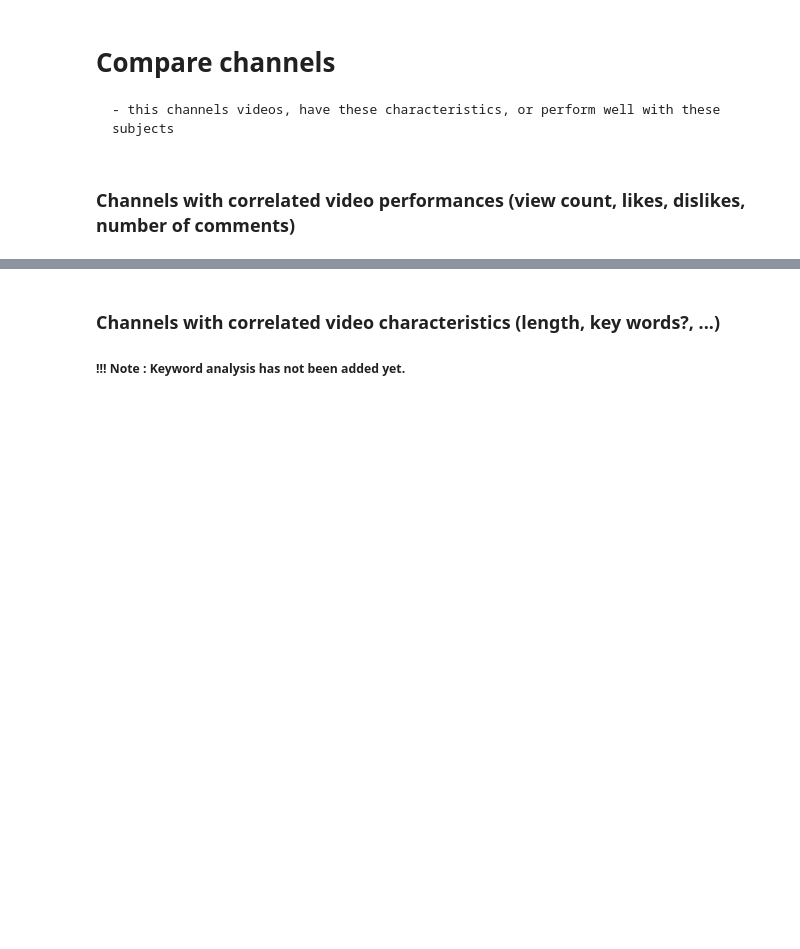
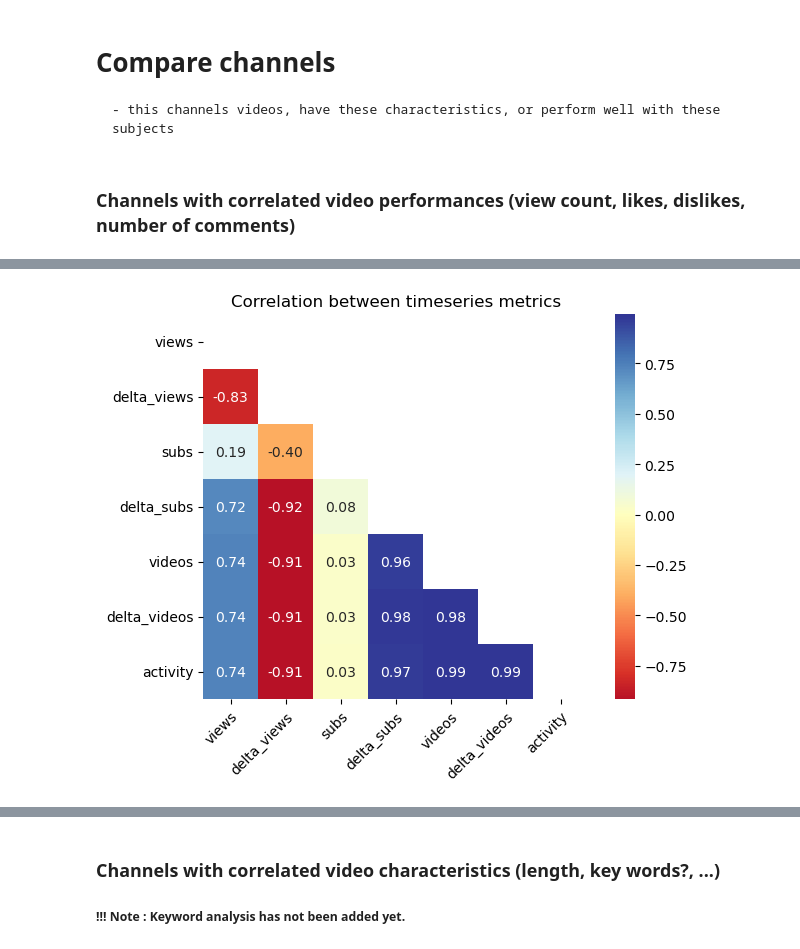
Before and after one commit to epfl-ada/ada-2024-project-lil0mohammadali, a Jupyter notebook: analysis.ipynb, the cells around one changed output, grey strips where cells are left out. Saved outputs shown, nothing was run; the diff lists cells and outputs as text; code cells hidden in the pictures; blank space fills up the shorter version.

```diff
--- a/analysis.ipynb
+++ b/analysis.ipynb
@@ -85,0 +162,51 @@ corrolated_channels
+# %%
+def plot_correlation_matrix (df, plot_title):
+    """
+    Plot the correlation matrix for a given dataframe.
+    This works for the all three main datasets (channels, timeseries, video metadata)
+
+    --------------------------------------------------------
+    Parameters:
+    df (pd.DataFrame):
+        The dataframe we want to plot.
+
+    plot_title (string):
+        The title of the correlation matrix plot.
+
+    --------------------------------------------------------
+    Returns:
+    cov (pl.DataFrame)
+        The covariance matrix for the given dataset
+    """
+
+
+    filtered_df = df.select(pl.col(pl.Float64, pl.Int64)).drop_nulls()
+
+    for i in df.columns :
+        if i == '':
+            filtered_df = filtered_df.drop('')
+
+    df_standardized = stats.zscore(pd.DataFrame(filtered_df), axis=1)
+
+    cov = df_standardized.corr()
+    metrics = filtered_df.columns
+    mask = np.triu(np.ones_like(cov, dtype=bool))
+
+    plt.figure(figsize=(7, 5))
+    fig = sns.heatmap(cov, mask=mask, center=0, annot=True,
+                fmt='.2f', square=True, cmap='RdYlBu')
+
+    fig.set_xticks(np.arange(len(metrics)) + 1/2, labels=metrics)
+    fig.set_yticks(np.arange(len(metrics))+ 1/2, labels=metrics)
+
+    plt.setp(fig.get_xticklabels(), rotation=45, ha="right",rotation_mode="anchor")
+    plt.setp(fig.get_yticklabels(), rotation=0, ha="right",rotation_mode="anchor")
+
+    plt.title(plot_title)
+    plt.show()
+
+    return cov
+
+cov = plot_correlation_matrix(filtered_df_timeseries, 'Correlation between timeseries metrics')
+# %% [output]
+[figure, added]
```
Also changed, not shown: parts of 30 cells of this notebook, 2 other files.
